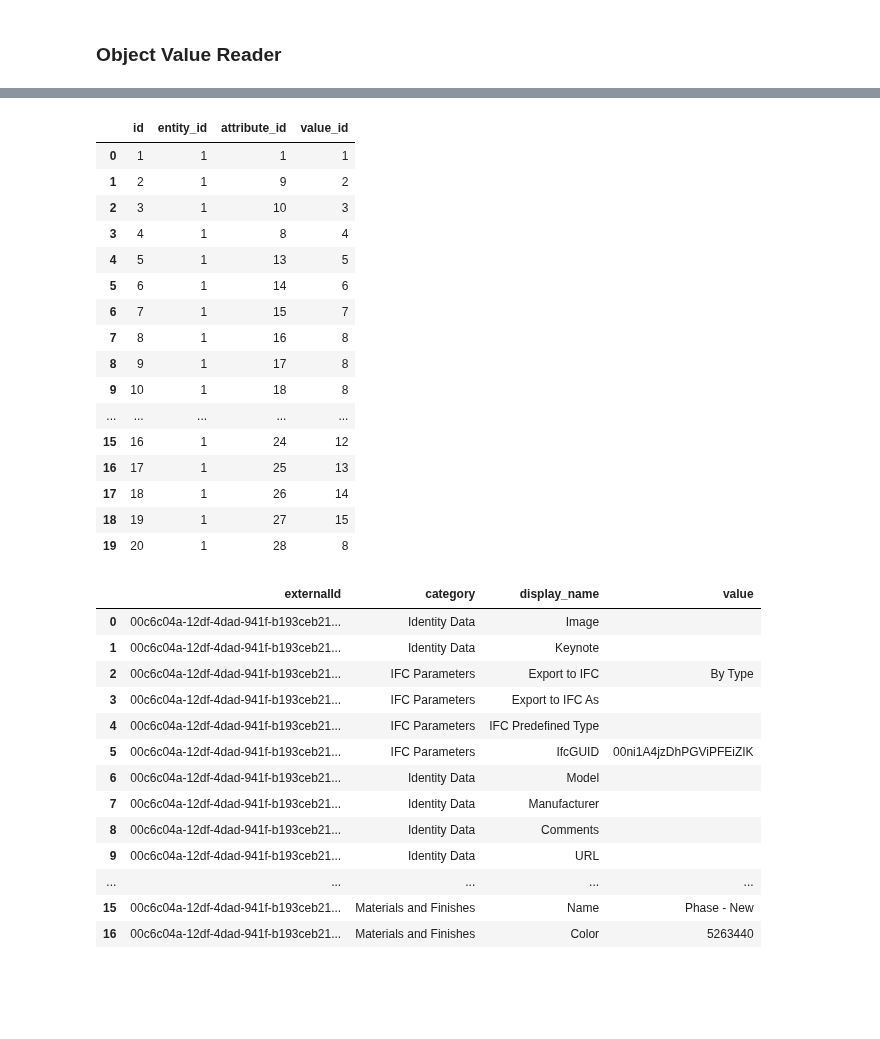
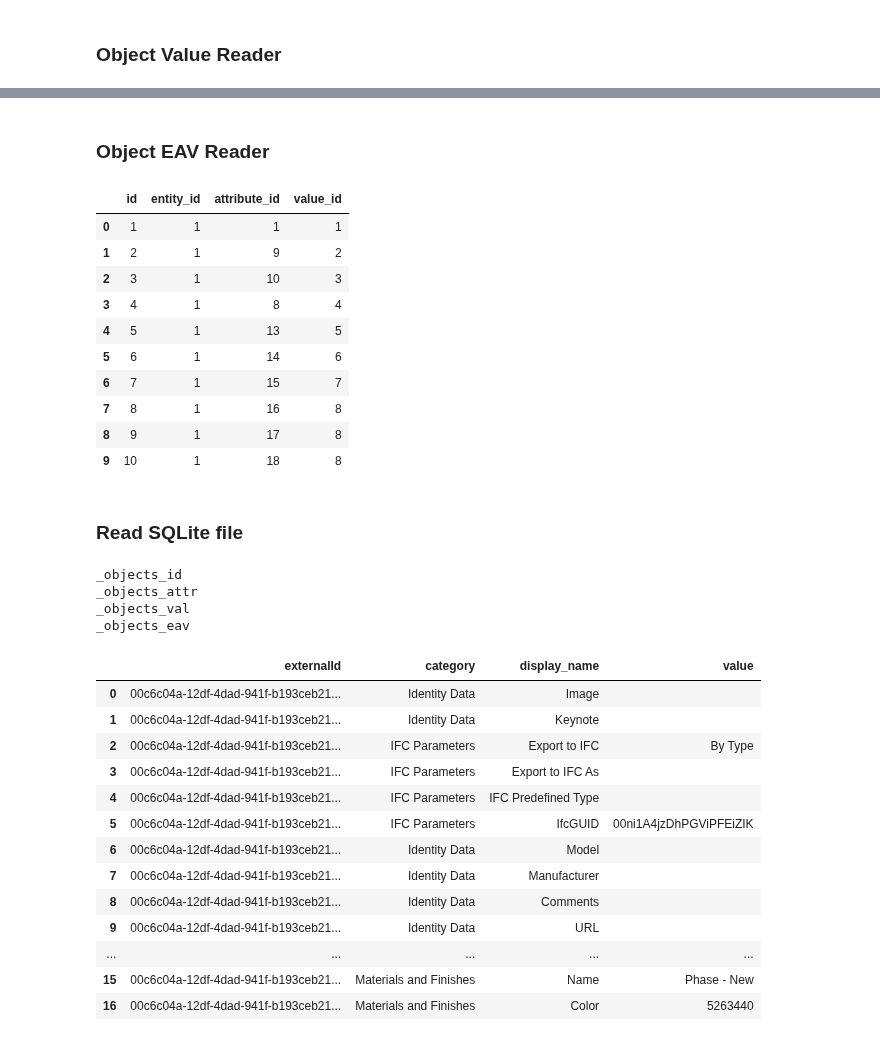
Before and after one commit to chuongmep/aps-toolkit, a Jupyter notebook: APSToolkitPython/Tutorials/Database.ipynb, the cells around one changed output, grey strips where cells are left out. Cells and saved outputs as stored; diff of their text form; code cells hidden in the pictures; blank space fills up the shorter version.

```diff
--- a/APSToolkitPython/Tutorials/Database.ipynb
+++ b/APSToolkitPython/Tutorials/Database.ipynb
@@ -165,25 +94,49 @@ data_objects_id.head(20)
-# %%
-# Read data from _objects_attr
-import pandas as pd
-# Read data from _objects_id
-data_objects_id = pd.read_sql_query("SELECT * FROM _objects_eav", conn)
-data_objects_id.head(20)
-# %% [output]
-|  | id | entity_id | attribute_id | value_id |
-| 0 | 1 | 1 | 1 | 1 |
-| 1 | 2 | 1 | 9 | 2 |
-| 2 | 3 | 1 | 10 | 3 |
-| 3 | 4 | 1 | 8 | 4 |
-| 4 | 5 | 1 | 13 | 5 |
-| 5 | 6 | 1 | 14 | 6 |
-| 6 | 7 | 1 | 15 | 7 |
-| 7 | 8 | 1 | 16 | 8 |
-| 8 | 9 | 1 | 17 | 8 |
-| 9 | 10 | 1 | 18 | 8 |
-| ... | ... | ... | ... | ... |
-| 15 | 16 | 1 | 24 | 12 |
-| 16 | 17 | 1 | 25 | 13 |
-| 17 | 18 | 1 | 26 | 14 |
-| 18 | 19 | 1 | 27 | 15 |
-| 19 | 20 | 1 | 28 | 8 |
+# %% [markdown]
+### Object EAV Reader
+# %%
+df = db.execute_query("SELECT * FROM _objects_eav")
+df.head(10)
+# %% [output]
+|  | id | entity_id | attribute_id | value_id |
+| 0 | 1 | 1 | 1 | 1 |
+| 1 | 2 | 1 | 9 | 2 |
+| 2 | 3 | 1 | 10 | 3 |
+| 3 | 4 | 1 | 8 | 4 |
+| 4 | 5 | 1 | 13 | 5 |
+| 5 | 6 | 1 | 14 | 6 |
+| 6 | 7 | 1 | 15 | 7 |
+| 7 | 8 | 1 | 16 | 8 |
+| 8 | 9 | 1 | 17 | 8 |
+| 9 | 10 | 1 | 18 | 8 |
+# %% [markdown]
+### Read SQLite file
+# %%
+# read sqlite file over all tables
+db_file = db.db_path
+try:
+    # Connect to the SQLite database
+    conn = sqlite3.connect(db_file)
+
+    # Create a cursor object to execute SQL queries
+    cursor = conn.cursor()
+    # Query the sqlite_master table to get the list of all tables
+    cursor.execute("SELECT name FROM sqlite_master WHERE type='table';")
+
+    # Fetch the results
+    tables = cursor.fetchall()
+
+    # Extract table names and print them
+    for table in tables:
+        print(table[0])
+
+except sqlite3.Error as e:
+    print(f"SQLite error: {e}")
+finally:
+    # Close the database connection when done
+    conn.close()
+# %% [output]
+_objects_id
+_objects_attr
+_objects_val
+_objects_eav
 # %%
```
Also changed, not shown: parts of 19 cells of this notebook, 6 other files.
